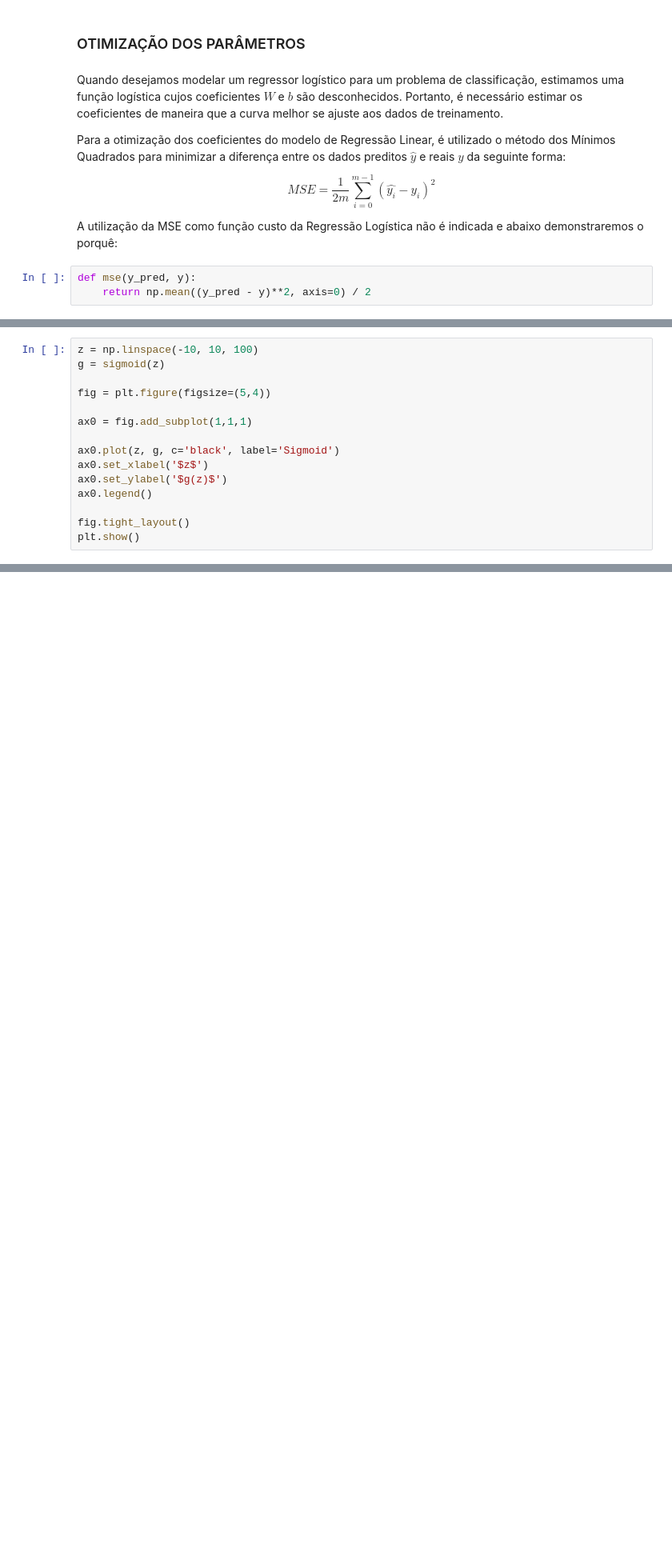
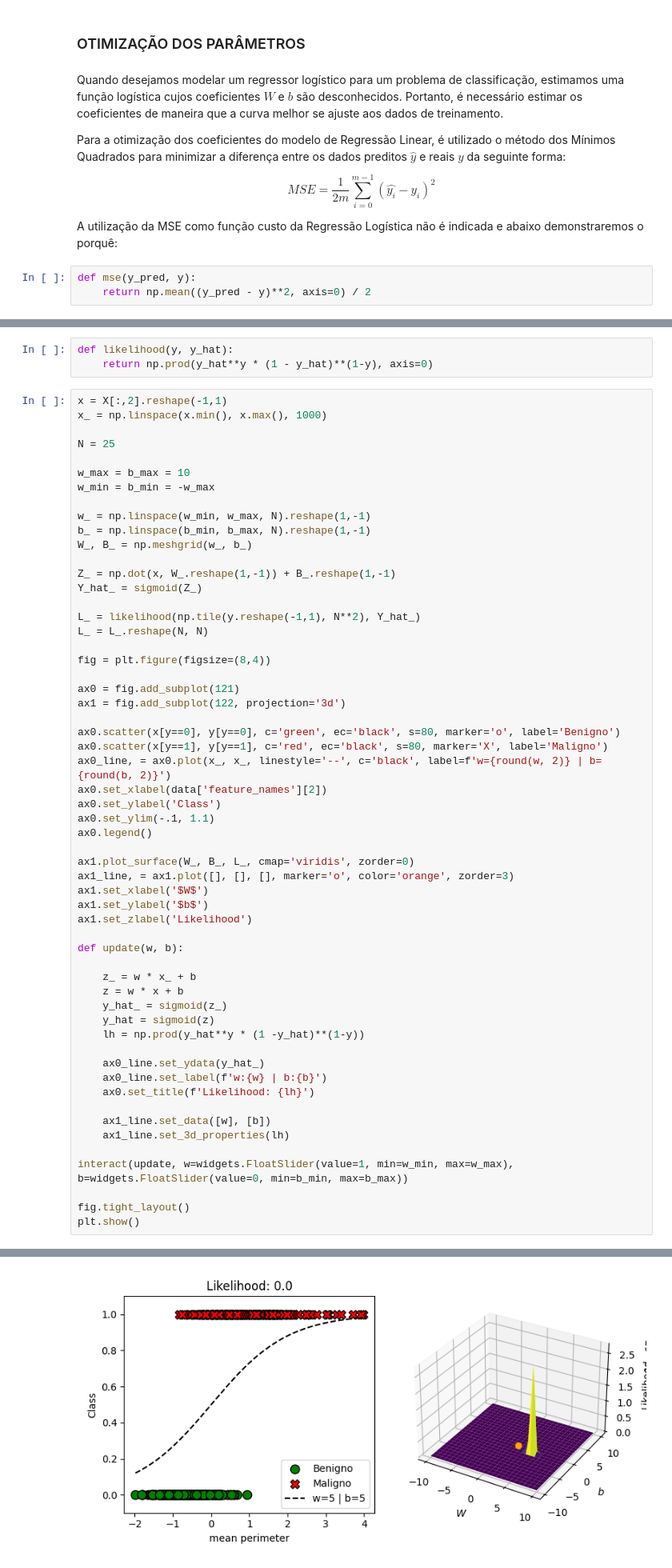
Before and after one commit to jpgomess/ml-from-scratch, a Jupyter notebook: Logistic Regression.ipynb, the cells around one changed output, grey strips where cells are left out. Shown at 80% size. Drawn from its saved outputs; the diff is of its cells as text; blank space fills up the shorter version.

```diff
--- a/Logistic Regression.ipynb
+++ b/Logistic Regression.ipynb
@@ -201,15 +238,0 @@ A função MSE, quando utilizada para a Regressão Logística, assume uma forma
-# %%
-z = np.linspace(-10, 10, 100)
-g = sigmoid(z)
-
-fig = plt.figure(figsize=(5,4))
-
-ax0 = fig.add_subplot(1,1,1)
-
-ax0.plot(z, g, c='black', label='Sigmoid')
-ax0.set_xlabel('$z$')
-ax0.set_ylabel('$g(z)$')
-ax0.legend()
-
-fig.tight_layout()
-plt.show()
@@ -254,0 +253,61 @@ $$ J(y, \hat{y}) = - \frac{1}{m} \sum_{i=0}^{m-1} (y) \cdot log(\hat{y_{i}}) + (
+# %%
+def likelihood(y, y_hat):
+    return np.prod(y_hat**y * (1 - y_hat)**(1-y), axis=0)
+# %%
+x = X[:,2].reshape(-1,1)
+x_ = np.linspace(x.min(), x.max(), 1000)
+
+N = 25
+
+w_max = b_max = 10
+w_min = b_min = -w_max
+
+w_ = np.linspace(w_min, w_max, N).reshape(1,-1)
+b_ = np.linspace(b_min, b_max, N).reshape(1,-1)
+W_, B_ = np.meshgrid(w_, b_)
+
+Z_ = np.dot(x, W_.reshape(1,-1)) + B_.reshape(1,-1)
+Y_hat_ = sigmoid(Z_)
+
+L_ = likelihood(np.tile(y.reshape(-1,1), N**2), Y_hat_)
+L_ = L_.reshape(N, N)
+
+fig = plt.figure(figsize=(8,4))
+
+ax0 = fig.add_subplot(121)
+ax1 = fig.add_subplot(122, projection='3d')
+
+ax0.scatter(x[y==0], y[y==0], c='green', ec='black', s=80, marker='o', label='Benigno')
+ax0.scatter(x[y==1], y[y==1], c='red', ec='black', s=80, marker='X', label='Maligno')
+ax0_line, = ax0.plot(x_, x_, linestyle='--', c='black', label=f'w={round(w, 2)} | b={round(b, 2)}')
+ax0.set_xlabel(data['feature_names'][2])
+ax0.set_ylabel('Class')
+ax0.set_ylim(-.1, 1.1)
+ax0.legend()
+
+ax1.plot_surface(W_, B_, L_, cmap='viridis', zorder=0)
+ax1_line, = ax1.plot([], [], [], marker='o', color='orange', zorder=3)
+ax1.set_xlabel('$W$')
+ax1.set_ylabel('$b$')
+ax1.set_zlabel('Likelihood')
+
+def update(w, b):
+
+    z_ = w * x_ + b
+    z = w * x + b
+    y_hat_ = sigmoid(z_)
+    y_hat = sigmoid(z)
+    lh = np.prod(y_hat**y * (1 -y_hat)**(1-y))
+
+    ax0_line.set_ydata(y_hat_)
+    ax0_line.set_label(f'w:{w} | b:{b}')
+    ax0.set_title(f'Likelihood: {lh}')
+
+    ax1_line.set_data([w], [b])
+    ax1_line.set_3d_properties(lh)
+
+interact(update, w=widgets.FloatSlider(value=1, min=w_min, max=w_max), b=widgets.FloatSlider(value=0, min=b_min, max=b_max))
+
+fig.tight_layout()
+plt.show()
+# %% [output]
@@ -254,0 +315 @@ $$ J(y, \hat{y}) = - \frac{1}{m} \sum_{i=0}^{m-1} (y) \cdot log(\hat{y_{i}}) + (
+[figure, added]
```
Also changed, not shown: parts of 24 cells of this notebook, 1 other file.
